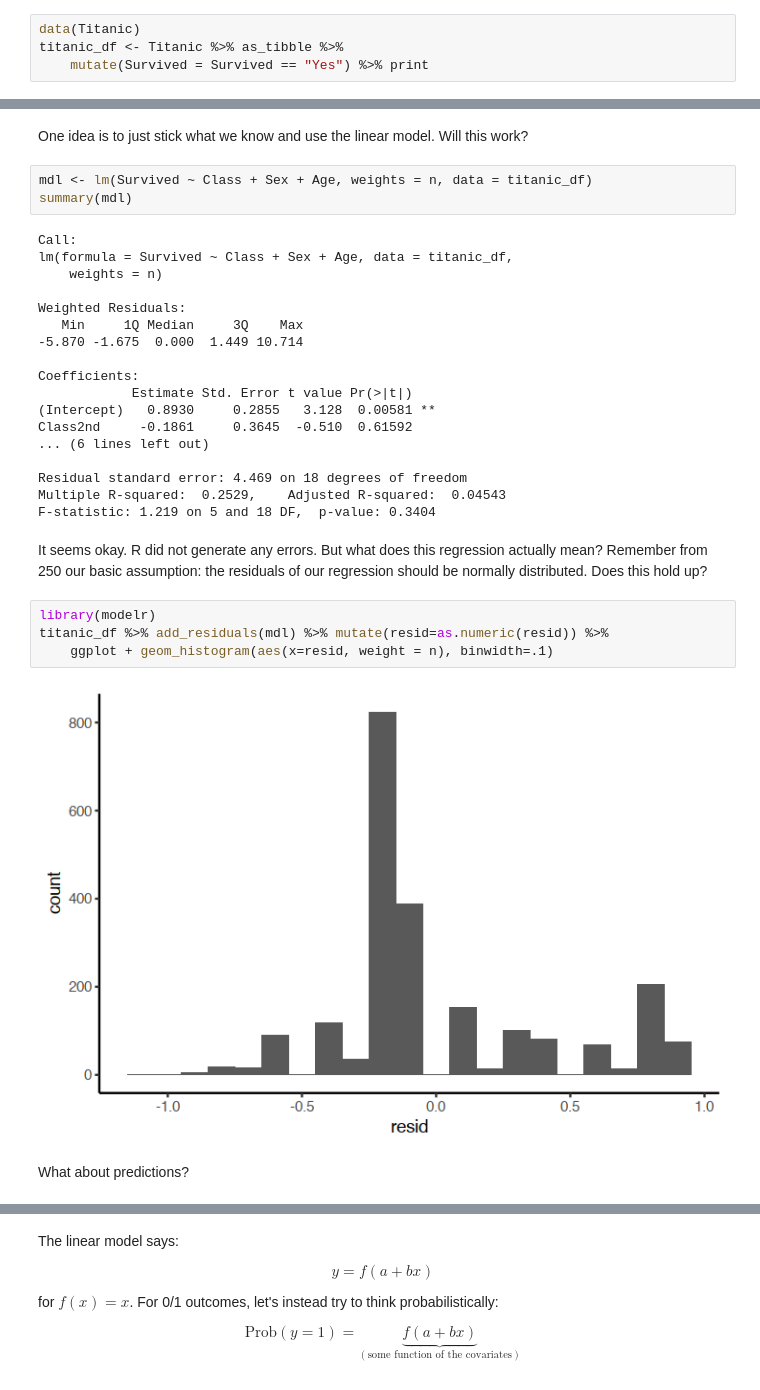
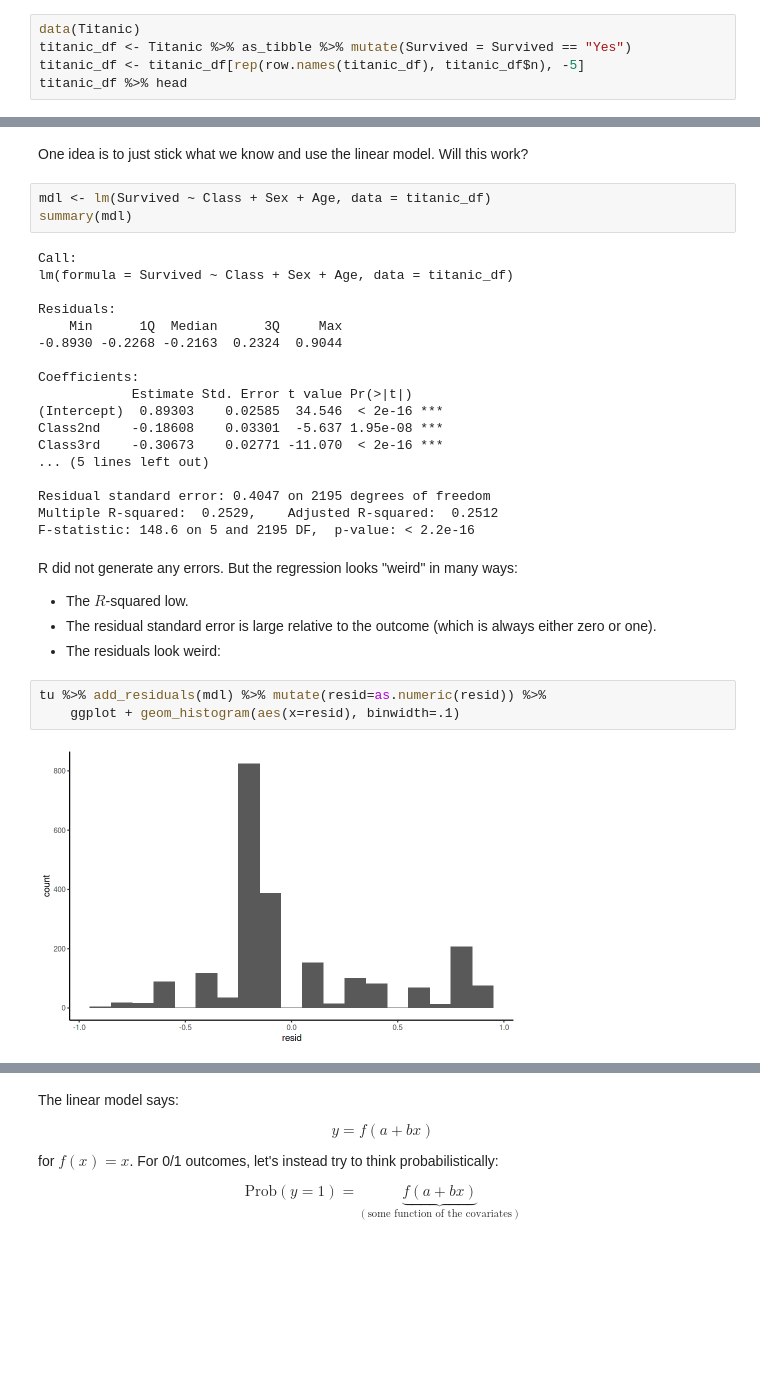
Before and after one commit to stats306/w23, a Jupyter notebook: lectures/week14/lecture20.ipynb, the cells around one changed output, grey strips where cells are left out. Saved outputs shown, nothing was run; the diff lists cells and outputs as text; blank space fills up the shorter version.

```diff
--- a/lectures/week14/lecture20.ipynb
+++ b/lectures/week14/lecture20.ipynb
@@ -22,5 +57,6 @@ The RMS Titanic famously sank on April 15, 1912 during its maiden voyage, killin
 # %%
 data(Titanic)
-titanic_df <- Titanic %>% as_tibble %>%
-    mutate(Survived = Survived == "Yes") %>% print
+titanic_df <- Titanic %>% as_tibble %>% mutate(Survived = Survived == "Yes")
+titanic_df <- titanic_df[rep(row.names(titanic_df), titanic_df$n), -5]
+titanic_df %>% head
 # %% [output]
@@ -214,33 +83,33 @@ In all of the regressions we have seen so far, the dependent ($y$) variable has
 # %% [markdown]
 One idea is to just stick what we know and use the linear model. Will this work?
 # %%
-mdl <- lm(Survived ~ Class + Sex + Age, weights = n, data = titanic_df)
+mdl <- lm(Survived ~ Class + Sex + Age, data = titanic_df)
 summary(mdl)
 # %% [output]
 Call:
-lm(formula = Survived ~ Class + Sex + Age, data = titanic_df,
-    weights = n)
+lm(formula = Survived ~ Class + Sex + Age, data = titanic_df)
 
-Weighted Residuals:
-   Min     1Q Median     3Q    Max
--5.870 -1.675  0.000  1.449 10.714
+Residuals:
+    Min      1Q  Median      3Q     Max
+-0.8930 -0.2268 -0.2163  0.2324  0.9044
 
 Coefficients:
             Estimate Std. Error t value Pr(>|t|)
-(Intercept)   0.8930     0.2855   3.128  0.00581 **
-Class2nd     -0.1861     0.3645  -0.510  0.61592
-... (6 lines left out)
+(Intercept)  0.89303    0.02585  34.546  < 2e-16 ***
+Class2nd    -0.18608    0.03301  -5.637 1.95e-08 ***
+Class3rd    -0.30673    0.02771 -11.070  < 2e-16 ***
+... (5 lines left out)
 
-Residual standard error: 4.469 on 18 degrees of freedom
-Multiple R-squared:  0.2529,    Adjusted R-squared:  0.04543
-F-statistic: 1.219 on 5 and 18 DF,  p-value: 0.3404
+Residual standard error: 0.4047 on 2195 degrees of freedom
+Multiple R-squared:  0.2529,    Adjusted R-squared:  0.2512
+F-statistic: 148.6 on 5 and 2195 DF,  p-value: < 2.2e-16
-# %% [markdown]
-It seems okay. R did not generate any errors. But what does this regression actually mean? Remember from 250 our basic assumption: the residuals of our regression should be normally distributed. Does this hold up?
+# %% [markdown]
+R did not generate any errors. But the regression looks "weird" in many ways:
+- The $R$-squared low.
+- The residual standard error is large relative to the outcome (which is always either zero or one).
+- The residuals look weird:
 # %%
-library(modelr)
-titanic_df %>% add_residuals(mdl) %>% mutate(resid=as.numeric(resid)) %>%
-    ggplot + geom_histogram(aes(x=resid, weight = n), binwidth=.1)
+tu %>% add_residuals(mdl) %>% mutate(resid=as.numeric(resid)) %>%
+    ggplot + geom_histogram(aes(x=resid), binwidth=.1)
 # %% [output]
-[figure, old version]
+[figure, new version]
-# %% [markdown]
-What about predictions?
```
Also changed, not shown: parts of 123 cells of this notebook.
